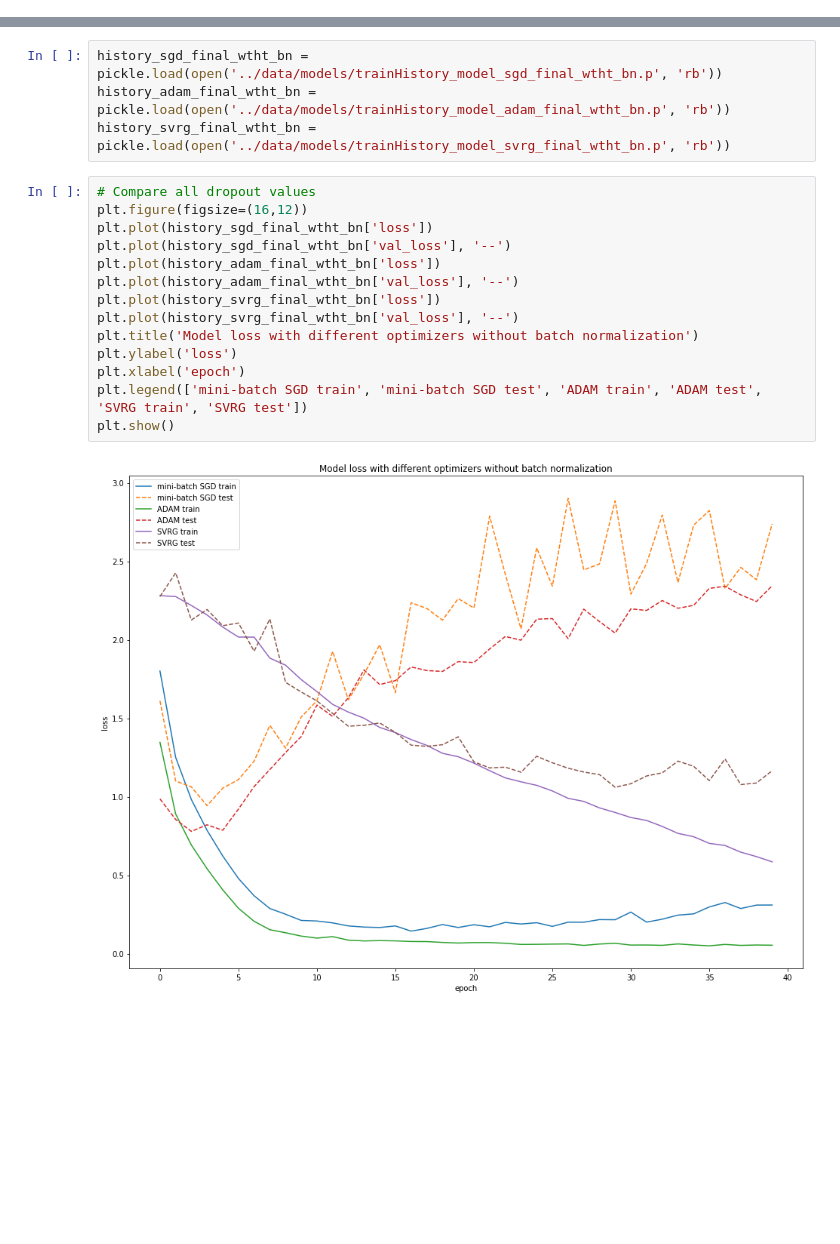
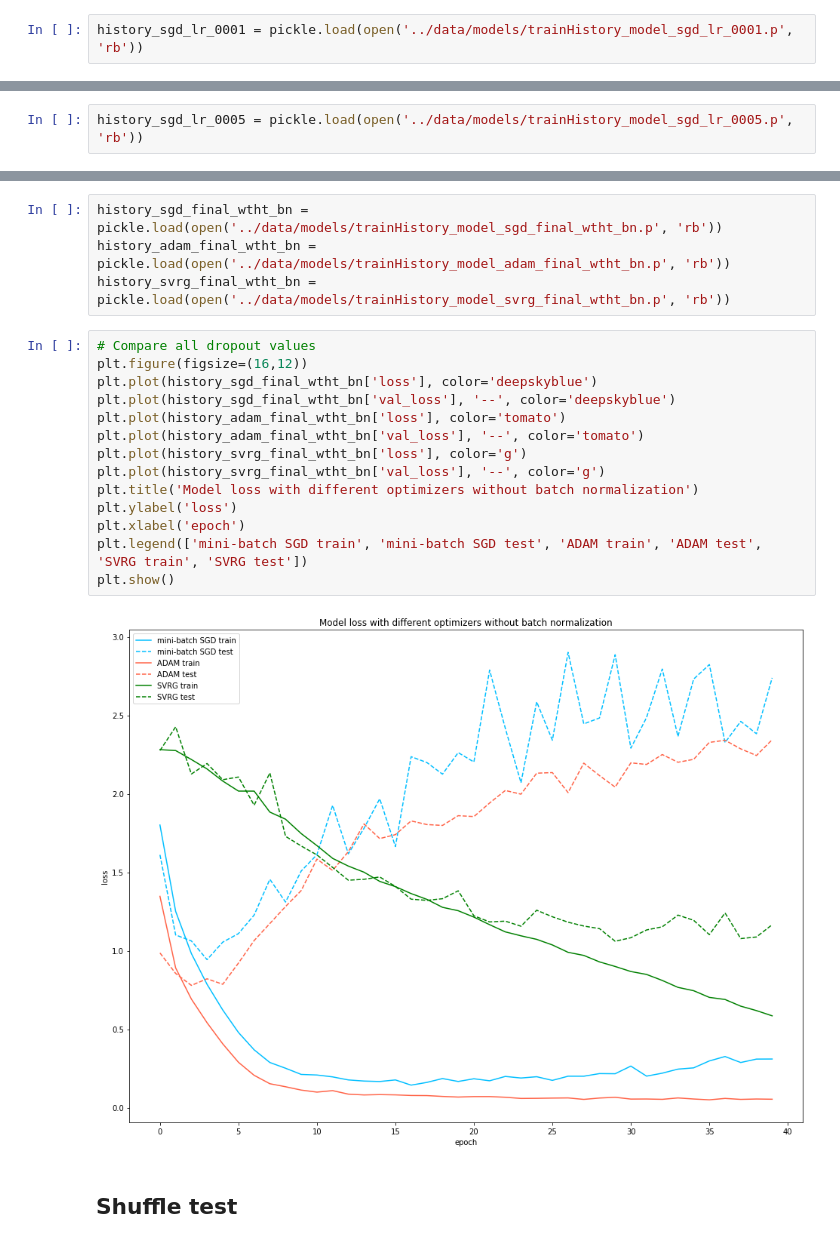
Before and after one commit to BWallyn/Optimization_DL, a Jupyter notebook: notebooks/Visualization_models.ipynb, the cells around one changed output, grey strips where cells are left out. Saved outputs shown, nothing was run; the diff lists cells and outputs as text; blank space fills up the shorter version.

```diff
--- a/notebooks/Visualization_models.ipynb
+++ b/notebooks/Visualization_models.ipynb
@@ -419,3 +429,5 @@ sns.relplot(x='log_fraction_best_epochs', y='loss_val', hue='name_model',
 [figure]
 # %% [markdown]
 ## Learning rate
+# %%
+history_sgd_lr_0001 = pickle.load(open('../data/models/trainHistory_model_sgd_lr_0001.p', 'rb'))
@@ -421,0 +454,2 @@ sns.relplot(x='log_fraction_best_epochs', y='loss_val', hue='name_model',
+# %%
+history_sgd_lr_0005 = pickle.load(open('../data/models/trainHistory_model_sgd_lr_0005.p', 'rb'))
@@ -922,16 +1042,18 @@ history_svrg_final_wtht_bn = pickle.load(open('../data/models/trainHistory_model
 # %%
 # Compare all dropout values
 plt.figure(figsize=(16,12))
-plt.plot(history_sgd_final_wtht_bn['loss'])
-plt.plot(history_sgd_final_wtht_bn['val_loss'], '--')
-plt.plot(history_adam_final_wtht_bn['loss'])
-plt.plot(history_adam_final_wtht_bn['val_loss'], '--')
-plt.plot(history_svrg_final_wtht_bn['loss'])
-plt.plot(history_svrg_final_wtht_bn['val_loss'], '--')
+plt.plot(history_sgd_final_wtht_bn['loss'], color='deepskyblue')
+plt.plot(history_sgd_final_wtht_bn['val_loss'], '--', color='deepskyblue')
+plt.plot(history_adam_final_wtht_bn['loss'], color='tomato')
+plt.plot(history_adam_final_wtht_bn['val_loss'], '--', color='tomato')
+plt.plot(history_svrg_final_wtht_bn['loss'], color='g')
+plt.plot(history_svrg_final_wtht_bn['val_loss'], '--', color='g')
 plt.title('Model loss with different optimizers without batch normalization')
 plt.ylabel('loss')
 plt.xlabel('epoch')
 plt.legend(['mini-batch SGD train', 'mini-batch SGD test', 'ADAM train', 'ADAM test', 'SVRG train', 'SVRG test'])
 plt.show()
 # %% [output]
-[figure, old version]
+[figure, new version]
+# %% [markdown]
+## Shuffle test
```
Also changed, not shown: parts of 17 cells of this notebook, 20 other files.
